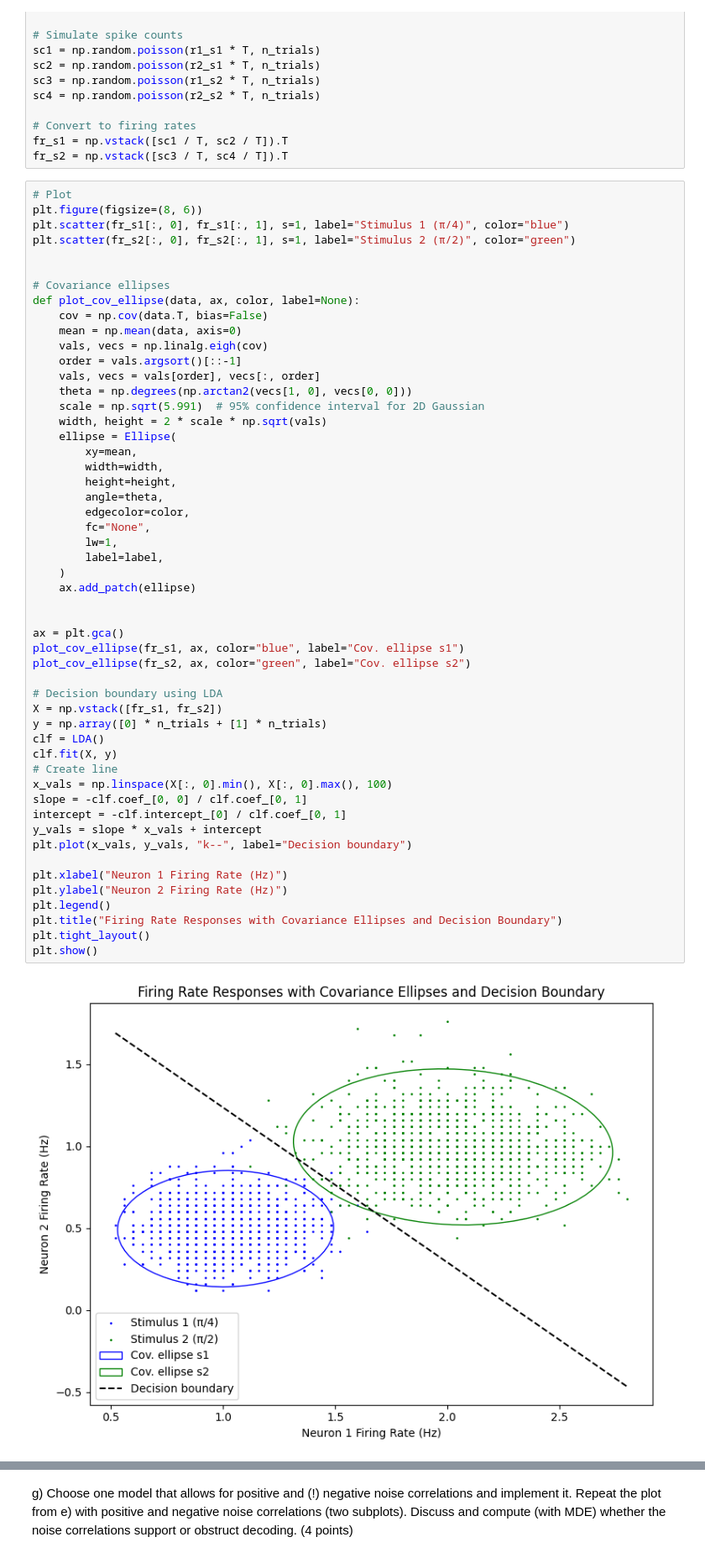
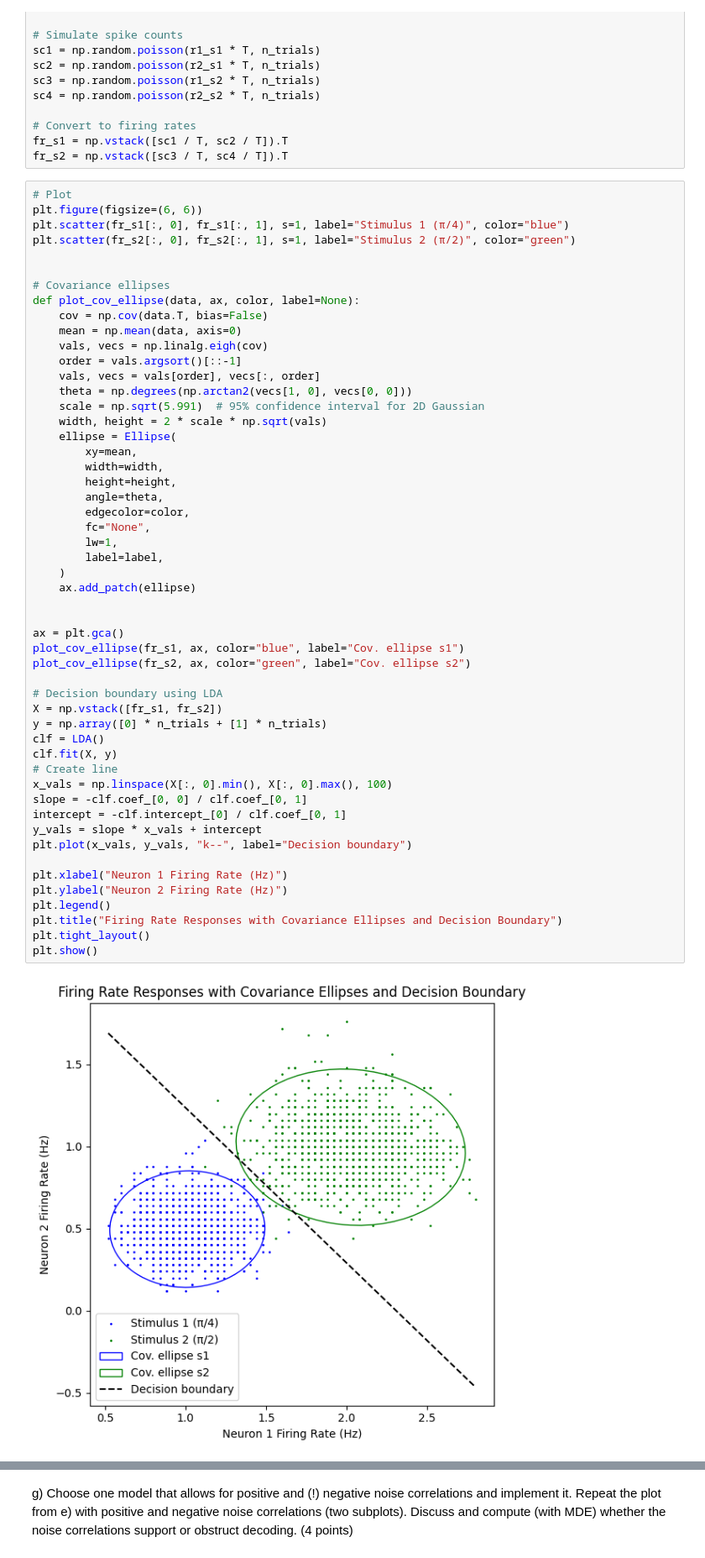
Before and after one commit to m-abbas-ansari/Neural-Coding-25, a Jupyter notebook: Assignment 5/2025_Neural_coding_Homework5-Abbas-Jannis.ipynb, the cells around one changed output, grey strips where cells are left out. Shown at 84% size. Saved outputs shown, nothing was run; the diff lists cells and outputs as text.

```diff
--- a/Assignment 5/2025_Neural_coding_Homework5.ipynb
+++ b/Assignment 5/2025_Neural_coding_Homework5-Abbas-Jannis.ipynb
@@ -205,7 +205,7 @@ fr_s1 = np.vstack([sc1 / T, sc2 / T]).T
 fr_s2 = np.vstack([sc3 / T, sc4 / T]).T
 # %%
 # Plot
-plt.figure(figsize=(8, 6))
+plt.figure(figsize=(6, 6))
 plt.scatter(fr_s1[:, 0], fr_s1[:, 1], s=1, label="Stimulus 1 (π/4)", color="blue")
 plt.scatter(fr_s2[:, 0], fr_s2[:, 1], s=1, label="Stimulus 2 (π/2)", color="green")
 
@@ -229,34 +229,34 @@ def plot_cov_ellipse(data, ax, color, label=None):
         fc="None",
         lw=1,
         label=label,
     )
     ax.add_patch(ellipse)
 
 
 ax = plt.gca()
 plot_cov_ellipse(fr_s1, ax, color="blue", label="Cov. ellipse s1")
 plot_cov_ellipse(fr_s2, ax, color="green", label="Cov. ellipse s2")
 
 # Decision boundary using LDA
 X = np.vstack([fr_s1, fr_s2])
 y = np.array([0] * n_trials + [1] * n_trials)
 clf = LDA()
 clf.fit(X, y)
 # Create line
 x_vals = np.linspace(X[:, 0].min(), X[:, 0].max(), 100)
 slope = -clf.coef_[0, 0] / clf.coef_[0, 1]
 intercept = -clf.intercept_[0] / clf.coef_[0, 1]
 y_vals = slope * x_vals + intercept
 plt.plot(x_vals, y_vals, "k--", label="Decision boundary")
 
 plt.xlabel("Neuron 1 Firing Rate (Hz)")
 plt.ylabel("Neuron 2 Firing Rate (Hz)")
 plt.legend()
 plt.title("Firing Rate Responses with Covariance Ellipses and Decision Boundary")
 plt.tight_layout()
 plt.show()
 # %% [output]
-[figure, old version]
+[figure, new version]
 # %% [markdown]
 f) Brainstorm at least three biologically plausible ways how noise covariances could appear in our measurements. Discuss whether they can be positive or negative. (1,5 points)
 
```
Also changed, not shown: parts of 1 cell of this notebook, 3 other files.
